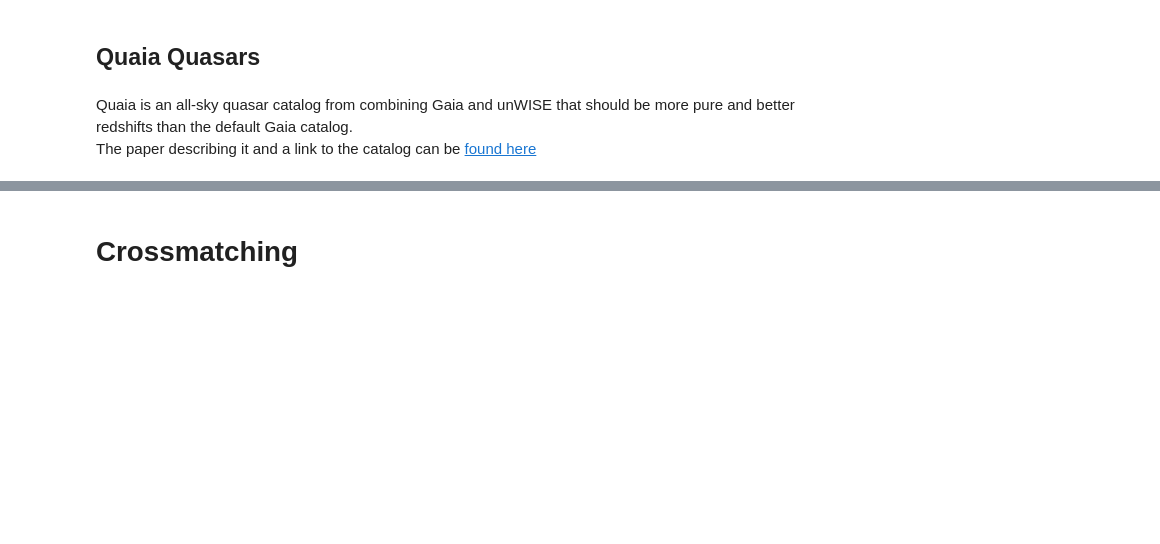
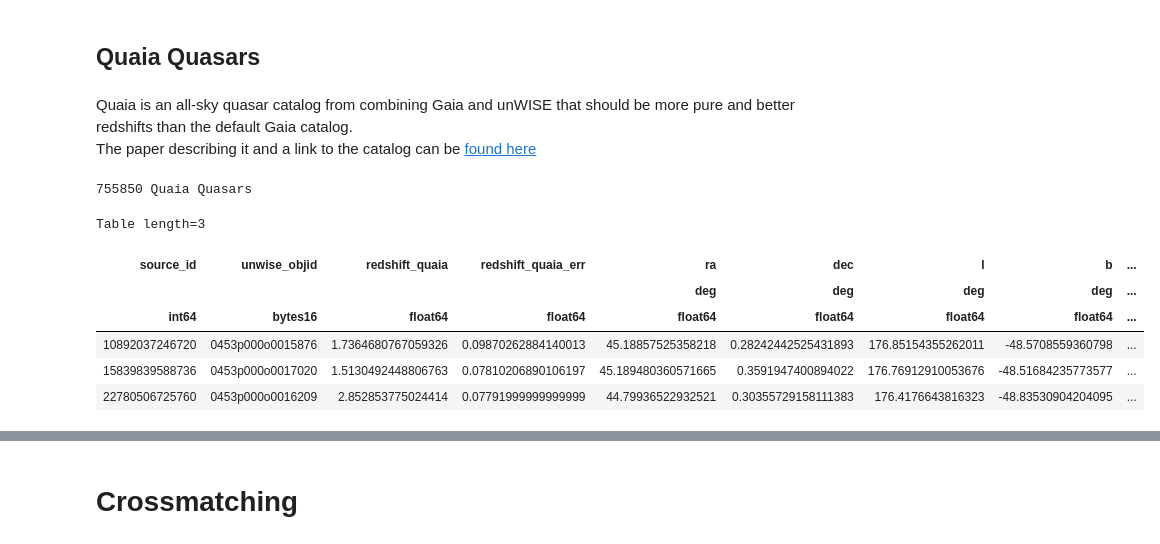
Before and after one commit to TobyWallage/Finding_Quasars_In_eRASS, a Jupyter notebook: Notebooks/eRASS_GAIA_quasars.ipynb, the cells around one changed output, grey strips where cells are left out. Saved outputs shown, nothing was run; the diff lists cells and outputs as text; code cells hidden in the pictures; blank space fills up the shorter version.

```diff
--- a/Notebooks/eRASS_GAIA_quasars.ipynb
+++ b/Notebooks/eRASS_GAIA_quasars.ipynb
@@ -136,3 +138,16 @@ Table length=3
 # %% [markdown]
 Quaia is an all-sky quasar catalog from combining Gaia and unWISE that should be more pure and better redshifts than the default Gaia catalog.<br>
 The paper describing it and a link to the catalog can be [found here](https://doi.org/10.48550/arXiv.2306.17749)
+# %%
+quaia_sources = Table.read("../Data/quaia_G20.0.fits")
+print(len(quaia_sources), "Quaia Quasars")
+quaia_sources[0:3]
+# %% [output]
+755850 Quaia Quasars
+Table length=3
+| source_id | unwise_objid | redshift_quaia | redshift_quaia_err | ra | dec | l | b | ... |
+|  |  |  |  | deg | deg | deg | deg | ... |
+| int64 | bytes16 | float64 | float64 | float64 | float64 | float64 | float64 | ... |
+| 10892037246720 | 0453p000o0015876 | 1.7364680767059326 | 0.09870262884140013 | 45.18857525358218 | 0.28242442525431893 | 176.85154355262011 | -48.5708559360798 | ... |
+| 15839839588736 | 0453p000o0017020 | 1.5130492448806763 | 0.07810206890106197 | 45.189480360571665 | 0.3591947400894022 | 176.76912910053676 | -48.51684235773577 | ... |
+| 22780506725760 | 0453p000o0016209 | 2.852853775024414 | 0.07791999999999999 | 44.79936522932521 | 0.30355729158111383 | 176.4176643816323 | -48.83530904204095 | ... |
```
Also changed, not shown: parts of 15 cells of this notebook, 2 other files.
